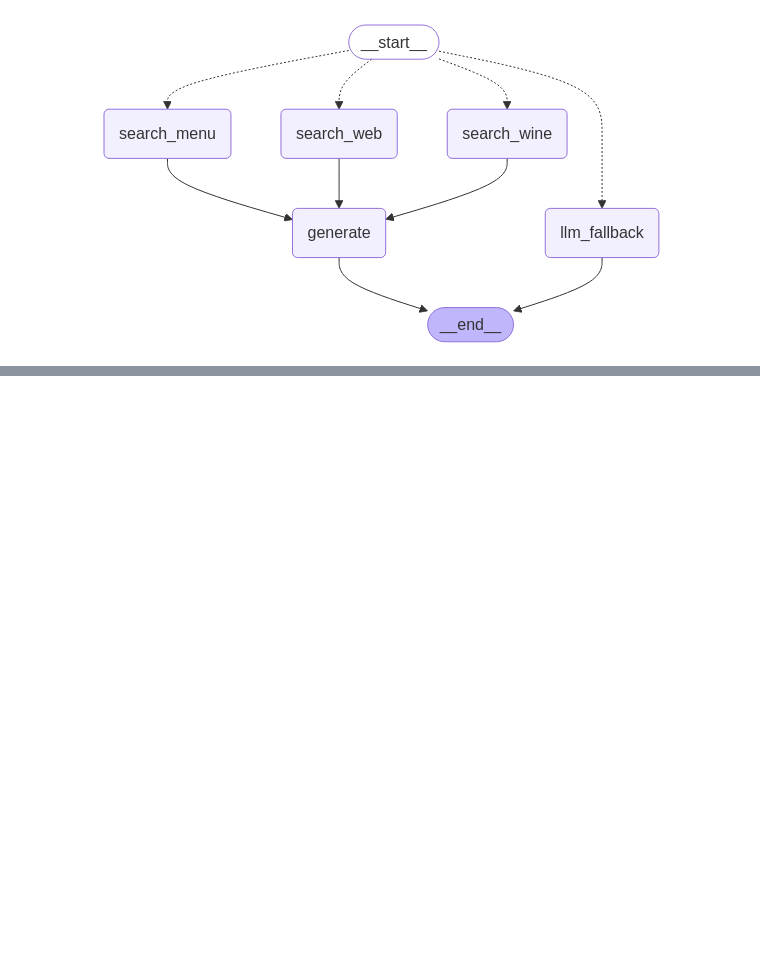
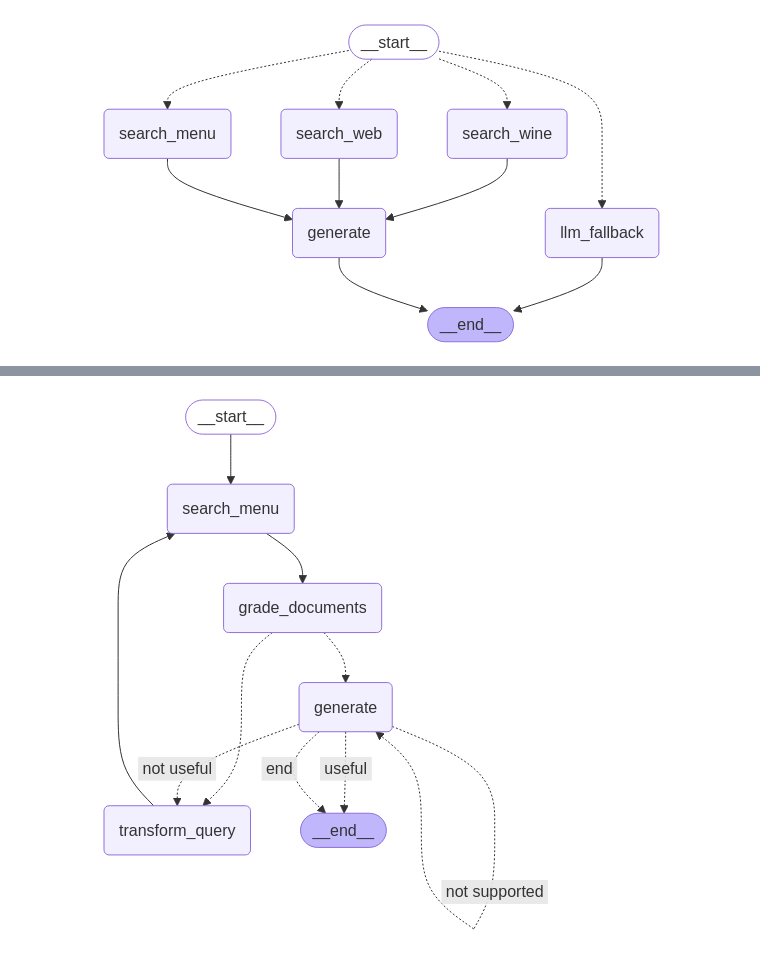
Before and after one commit to phUR99/langgraph_agent, a Jupyter notebook: src/langgraph_agent/05_LangGraph_AgenticRAG.ipynb, the cells around one changed output, grey strips where cells are left out. Drawn from its saved outputs; the diff is of its cells as text; code cells hidden in the pictures; blank space fills up the shorter version.

```diff
--- a/src/langgraph_agent/05_LangGraph_AgenticRAG.ipynb
+++ b/src/langgraph_agent/05_LangGraph_AgenticRAG.ipynb
@@ -365,0 +772,9 @@ The provided documents don't contain information to answer this question.
+# %%
+from typing import List, TypedDict
+from langchain_core.documents import Document
+
+class SelfRagState(TypedDict):
+    question: str                 # 사용자의 질문
+    generation: str               # LLM 생성 답변
+    documents: List[Document]     # 컨텍스트 문서 (검색된 문서)
+    num_generations: int          # 질문 or 답변 생성 횟수 (무한 루프 방지에 활용)
@@ -365,0 +889,47 @@ The provided documents don't contain information to answer this question.
+# %%
+from langgraph.graph import StateGraph, START, END
+from IPython.display import Image, display
+
+# 워크플로우 그래프 초기화
+builder = StateGraph(SelfRagState)
+
+# 노드 정의
+builder.add_node("search_menu", retrieve_menu_self)          # 문서 검색
+builder.add_node("grade_documents", grade_documents_self)  # 문서 평가
+builder.add_node("generate", generate_self)                # 답변 생성
+builder.add_node("transform_query", transform_query_self)  # 질문 개선
+
+# 그래프 구축
+builder.add_edge(START, "search_menu")
+builder.add_edge("search_menu", "grade_documents")
+
+# 조건부 엣지 추가: 문서 평가 후 결정
+builder.add_conditional_edges(
+    "grade_documents",
+    decide_to_generate_self,
+    {
+        "transform_query": "transform_query",
+        "generate": "generate",
+    },
+)
+builder.add_edge("transform_query", "search_menu")
+
+# 조건부 엣지 추가: 답변 생성 후 평가
+builder.add_conditional_edges(
+    "generate",
+    grade_generation_self,
+    {
+        "not supported": "generate",          # 환각이 발생한 경우 -> 답변을 다시 생성
+        "not useful": "transform_query",      # 질문과 답변의 관련성이 부족한 경우 -> 쿼리 개선해서 다시 검색
+        "useful": END,
+        "end": END,
+    },
+)
+
+# 그래프 컴파일
+self_rag = builder.compile()
+
+# 그래프 시각화
+display(Image(self_rag.get_graph().draw_mermaid_png()))
+# %% [output]
+[figure, added]
```
Also changed, not shown: parts of 53 cells of this notebook, 8 other files.
